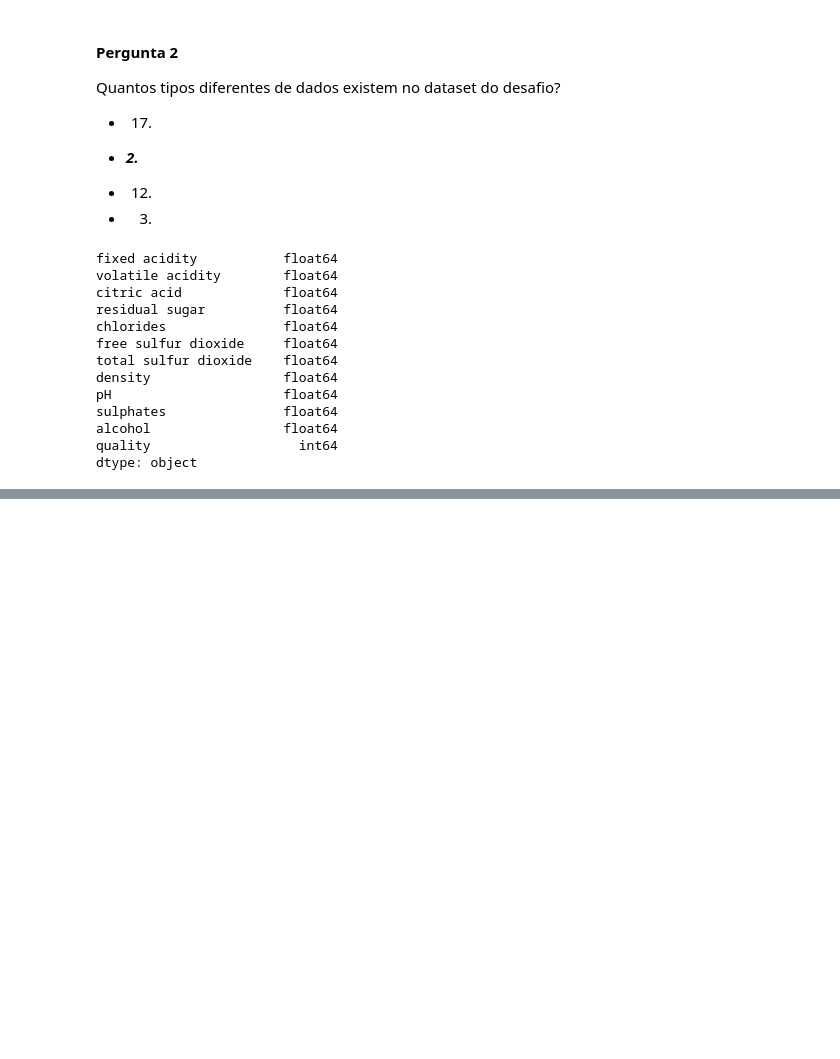
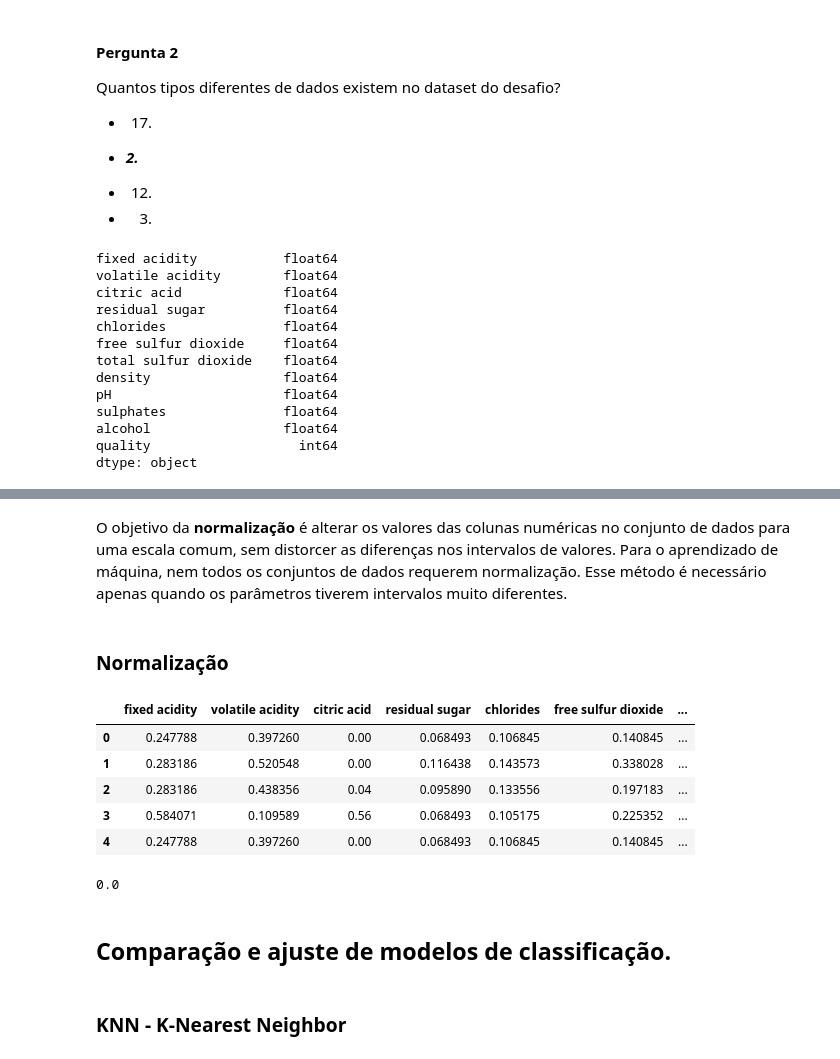
Before and after one commit to masedos/Bootcamp-Analista-de-Machine-Learning, a Jupyter notebook: Módulo 2/Desafio do Módulo 2/desafio_winequality_red.ipynb, the cells around one changed output, grey strips where cells are left out. Drawn from its saved outputs; the diff is of its cells as text; code cells hidden in the pictures; blank space fills up the shorter version.

```diff
--- a/Módulo 2/Desafio do Módulo 2/desafio_winequality_red.ipynb
+++ b/Módulo 2/Desafio do Módulo 2/desafio_winequality_red.ipynb
@@ -285,0 +338,4 @@ Modifique o dataset para um sistema binário que considere vinhos com nota maior
+# %%
+# Fatiamento do dataset para normalização, ou seja separa as variáveis preditoras e alvo para posteriormente fazer o treinamento
+X = df.iloc[:,:-1] # Todas as outras
+y = df.iloc[:,-1]  # Apenas variável 'quality'
@@ -285,0 +356,29 @@ Modifique o dataset para um sistema binário que considere vinhos com nota maior
+# %% [markdown]
+O objetivo da **normalização** é alterar os valores das colunas numéricas no conjunto de dados para uma escala comum, sem distorcer as diferenças nos intervalos de valores. Para o aprendizado de máquina, nem todos os conjuntos de dados requerem normalização. Esse método é necessário apenas quando os parâmetros tiverem intervalos muito diferentes.
+# %% [markdown]
+### Normalização
+# %%
+# normalizzação do dataset, necessário para que os algoritmos possam ter um comportamento mais "previsível"
+from sklearn.preprocessing import MinMaxScaler
+min_max_scaler = MinMaxScaler() # cria o objeto que realiza a normalização dos dados por meio dos valores mínimos e máximos
+array_scaler = min_max_scaler.fit_transform(X)  # aplica a escala
+col = X.columns
+# %%
+# DataFrame após a nromalização
+df_normalizado = pd.DataFrame(array_scaler, columns=col)
+df_normalizado.head()
+# %% [output]
+|  | fixed acidity | volatile acidity | citric acid | residual sugar | chlorides | free sulfur dioxide | ... |
+| 0 | 0.247788 | 0.397260 | 0.00 | 0.068493 | 0.106845 | 0.140845 | ... |
+| 1 | 0.283186 | 0.520548 | 0.00 | 0.116438 | 0.143573 | 0.338028 | ... |
+| 2 | 0.283186 | 0.438356 | 0.04 | 0.095890 | 0.133556 | 0.197183 | ... |
+| 3 | 0.584071 | 0.109589 | 0.56 | 0.068493 | 0.105175 | 0.225352 | ... |
+| 4 | 0.247788 | 0.397260 | 0.00 | 0.068493 | 0.106845 | 0.140845 | ... |
+# %%
+df_normalizado['fixed acidity'].min()
+# %% [output]
+0.0
+# %% [markdown]
+## Comparação e ajuste de modelos de classificação.
+# %% [markdown]
+### KNN - K-Nearest Neighbor
```
Also changed, not shown: parts of 74 cells of this notebook.
